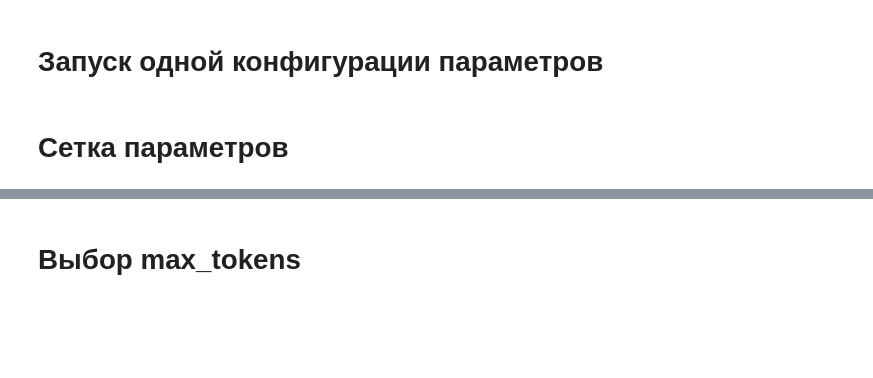
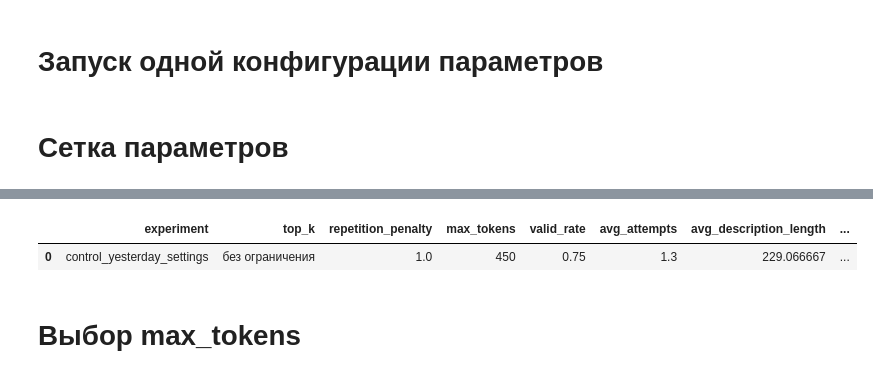
Before and after one commit to RYueV/marketplace-product-cards, a Jupyter notebook: notebooks/02_generation_parameters.ipynb, the cells around one changed output, grey strips where cells are left out. Saved outputs shown, nothing was run; the diff lists cells and outputs as text; code cells hidden in the pictures; blank space fills up the shorter version.

```diff
--- a/notebooks/02_generation_parameters.ipynb
+++ b/notebooks/02_generation_parameters.ipynb
@@ -320,3 +447,48 @@ SELECTED_REPETITION_PENALTY = 1.1
+# %%
+import prompts
+
+current_system_prompt = prompts.SYSTEM_PROMPT
+
+yesterday_system_prompt = current_system_prompt.replace(
+    "4. Поле description формируй",
+    "3. Поле description формируй",
+).replace(
+    "5. Если отзыв в reviews",
+    "4. Если отзыв в reviews",
+).replace(
+    "6. Каждый пункт pros и cons",
+    "5. Каждый пункт pros и cons",
+).replace(
+    "7. Не включай в pros или cons",
+    "6. Не включай в pros или cons",
+).replace(
+    "8. В tags сочетай",
+    "7. В tags сочетай",
+)
+
+
+prompts.SYSTEM_PROMPT = yesterday_system_prompt
+
+
+control_params = {
+    "temperature": 0.4,
+    "top_p": 0.9,
+    "max_tokens": 450,
+    "seed": 42,
+}
+
+try:
+    control_summary = await run_experiment(
+        experiment_name="control_yesterday_settings",
+        generation_params=control_params,
+    )
+finally:
+    prompts.SYSTEM_PROMPT = current_system_prompt
+
+pd.DataFrame([control_summary])
+# %% [output]
+|  | experiment | top_k | repetition_penalty | max_tokens | valid_rate | avg_attempts | avg_description_length | ... |
+| 0 | control_yesterday_settings | без ограничения | 1.0 | 450 | 0.75 | 1.3 | 229.066667 | ... |
 # %% [markdown]
 # Выбор max_tokens
 # %%
```
Also changed, not shown: parts of 8 cells of this notebook, 37 other files.
